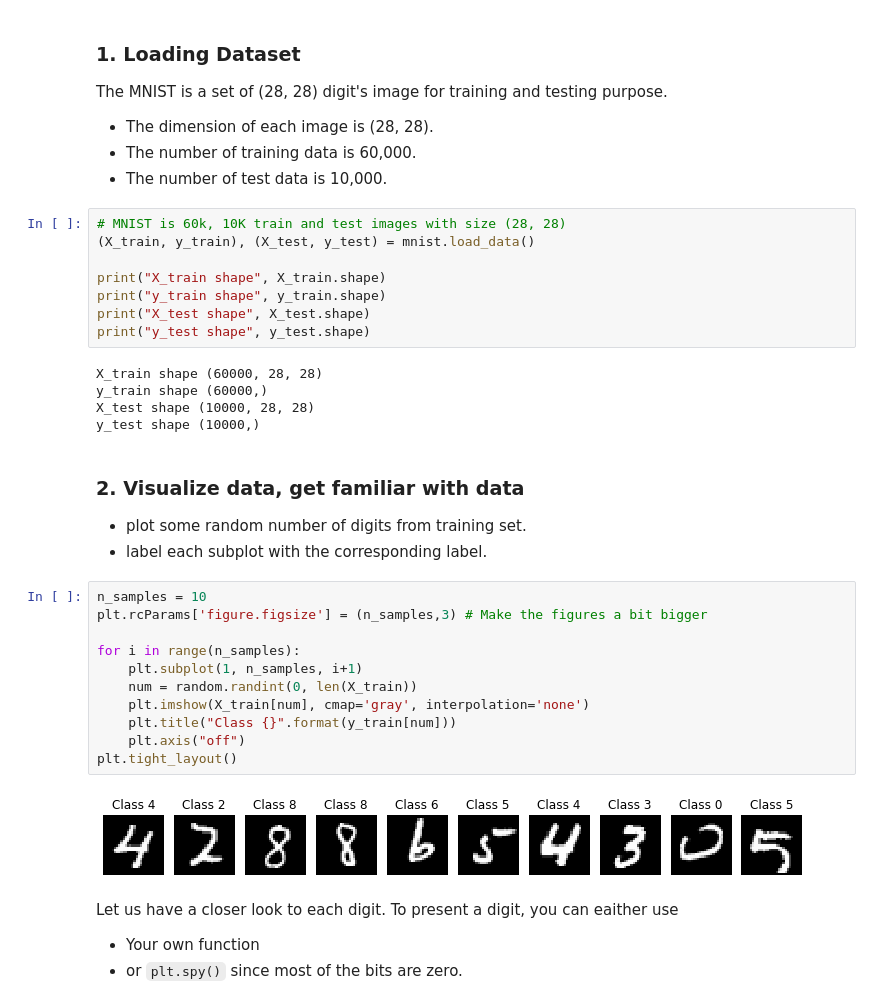
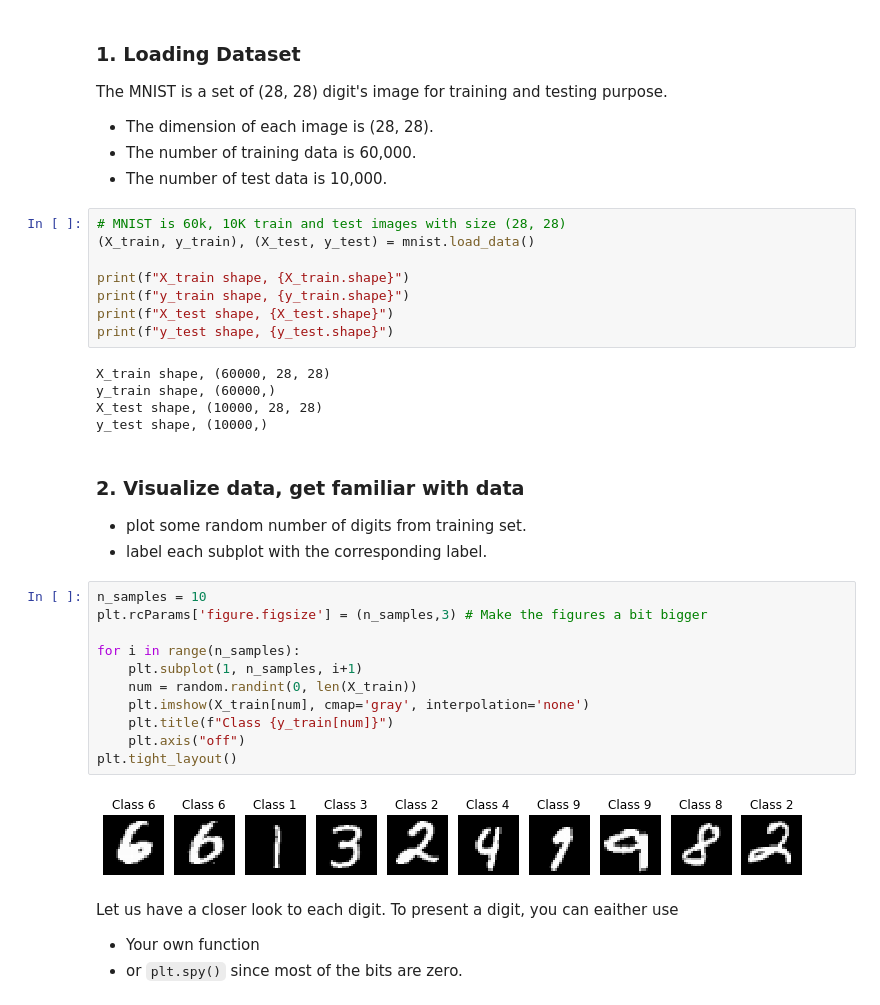
Before and after one commit to EGanji/DLMLprojects, a Jupyter notebook: MNIST_Digit_Recognition_via_FForward_NN.ipynb, the cells around one changed output. Cells and saved outputs as stored; diff of their text form.

```diff
--- a/MNIST_Digit_Recognition_via_FForward_NN.ipynb
+++ b/MNIST_Digit_Recognition_via_FForward_NN.ipynb
@@ -40,15 +40,15 @@ The MNIST is a set of (28, 28) digit's image for training and testing purpose.
 # MNIST is 60k, 10K train and test images with size (28, 28)
 (X_train, y_train), (X_test, y_test) = mnist.load_data()
 
-print("X_train shape", X_train.shape)
-print("y_train shape", y_train.shape)
-print("X_test shape", X_test.shape)
-print("y_test shape", y_test.shape)
+print(f"X_train shape, {X_train.shape}")
+print(f"y_train shape, {y_train.shape}")
+print(f"X_test shape, {X_test.shape}")
+print(f"y_test shape, {y_test.shape}")
 # %% [output]
-X_train shape (60000, 28, 28)
-y_train shape (60000,)
-X_test shape (10000, 28, 28)
-y_test shape (10000,)
+X_train shape, (60000, 28, 28)
+y_train shape, (60000,)
+X_test shape, (10000, 28, 28)
+y_test shape, (10000,)
 # %% [markdown]
 ### 2. Visualize data, get familiar with data
 * plot some random number of digits from training set.
@@ -56,16 +56,16 @@ y_test shape (10000,)
 # %%
 n_samples = 10
 plt.rcParams['figure.figsize'] = (n_samples,3) # Make the figures a bit bigger
 
 for i in range(n_samples):
     plt.subplot(1, n_samples, i+1)
     num = random.randint(0, len(X_train))
     plt.imshow(X_train[num], cmap='gray', interpolation='none')
-    plt.title("Class {}".format(y_train[num]))
+    plt.title(f"Class {y_train[num]}")
     plt.axis("off")
 plt.tight_layout()
 # %% [output]
-[figure, old version]
+[figure, new version]
 # %% [markdown]
 Let us have a closer look to each digit. To present a digit, you can eaither use
 * Your own function
```
Also changed, not shown: parts of 6 cells of this notebook.
